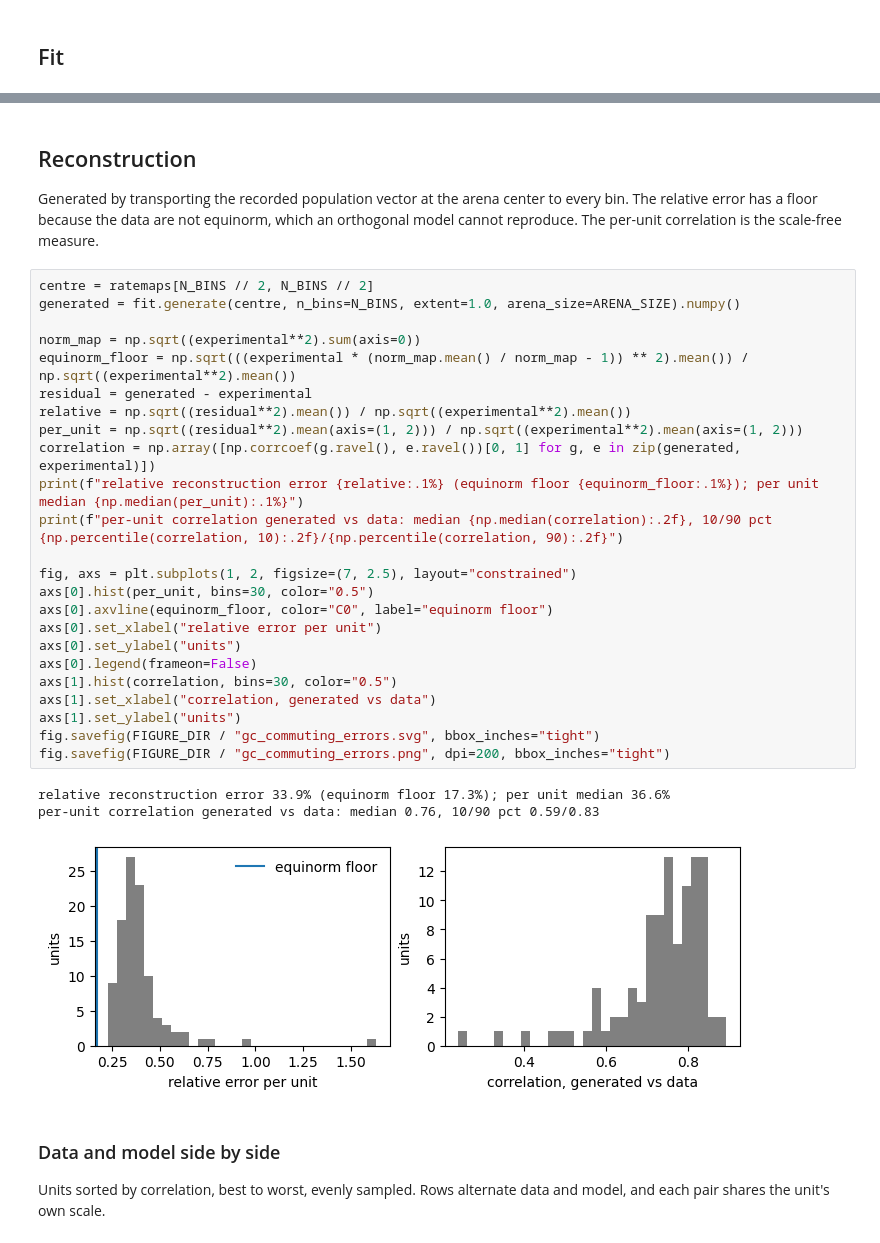
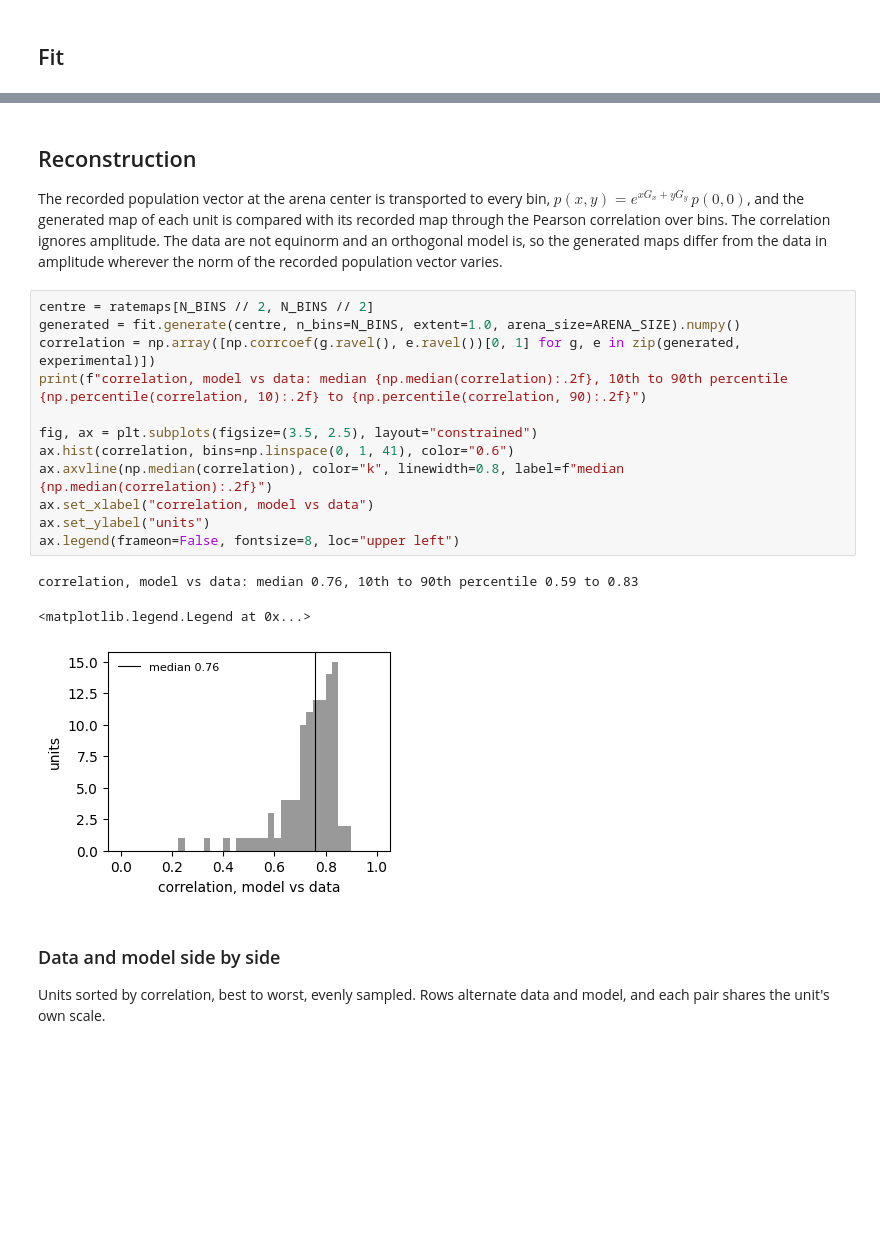
Before and after one commit to bioAI-Oslo/ExponentialRepresentations, a Jupyter notebook: notebooks/fit_grid_cells.ipynb, the cells around one changed output, grey strips where cells are left out. Saved outputs shown, nothing was run; the diff lists cells and outputs as text; blank space fills up the shorter version.

```diff
--- a/notebooks/fit_grid_cells.ipynb
+++ b/notebooks/fit_grid_cells.ipynb
@@ -83,37 +84,27 @@ loss 1.512e-04 -> 4.811e-05
 # %% [markdown]
 ## Reconstruction
 
-Generated by transporting the recorded population vector at the arena center to every bin.
-The relative error has a floor because the data are not equinorm, which an orthogonal model
-cannot reproduce. The per-unit correlation is the scale-free measure.
+The recorded population vector at the arena center is transported to every bin,
+$p(x, y) = e^{x G_x + y G_y}\,p(0, 0)$, and the generated map of each unit is compared with its
+recorded map through the Pearson correlation over bins. The correlation ignores amplitude. The
+data are not equinorm and an orthogonal model is, so the generated maps differ from the data in
+amplitude wherever the norm of the recorded population vector varies.
 # %%
 centre = ratemaps[N_BINS // 2, N_BINS // 2]
 generated = fit.generate(centre, n_bins=N_BINS, extent=1.0, arena_size=ARENA_SIZE).numpy()
+correlation = np.array([np.corrcoef(g.ravel(), e.ravel())[0, 1] for g, e in zip(generated, experimental)])
+print(f"correlation, model vs data: median {np.median(correlation):.2f}, 10th to 90th percentile {np.percentile(correlation, 10):.2f} to {np.percentile(correlation, 90):.2f}")
 
-norm_map = np.sqrt((experimental**2).sum(axis=0))
-equinorm_floor = np.sqrt(((experimental * (norm_map.mean() / norm_map - 1)) ** 2).mean()) / np.sqrt((experimental**2).mean())
-residual = generated - experimental
-relative = np.sqrt((residual**2).mean()) / np.sqrt((experimental**2).mean())
-per_unit = np.sqrt((residual**2).mean(axis=(1, 2))) / np.sqrt((experimental**2).mean(axis=(1, 2)))
-correlation = np.array([np.corrcoef(g.ravel(), e.ravel())[0, 1] for g, e in zip(generated, experimental)])
-print(f"relative reconstruction error {relative:.1%} (equinorm floor {equinorm_floor:.1%}); per unit median {np.median(per_unit):.1%}")
-print(f"per-unit correlation generated vs data: median {np.median(correlation):.2f}, 10/90 pct {np.percentile(correlation, 10):.2f}/{np.percentile(correlation, 90):.2f}")
-
-fig, axs = plt.subplots(1, 2, figsize=(7, 2.5), layout="constrained")
-axs[0].hist(per_unit, bins=30, color="0.5")
-axs[0].axvline(equinorm_floor, color="C0", label="equinorm floor")
-axs[0].set_xlabel("relative error per unit")
-axs[0].set_ylabel("units")
-axs[0].legend(frameon=False)
-axs[1].hist(correlation, bins=30, color="0.5")
-axs[1].set_xlabel("correlation, generated vs data")
-axs[1].set_ylabel("units")
-fig.savefig(FIGURE_DIR / "gc_commuting_errors.svg", bbox_inches="tight")
-fig.savefig(FIGURE_DIR / "gc_commuting_errors.png", dpi=200, bbox_inches="tight")
+fig, ax = plt.subplots(figsize=(3.5, 2.5), layout="constrained")
+ax.hist(correlation, bins=np.linspace(0, 1, 41), color="0.6")
+ax.axvline(np.median(correlation), color="k", linewidth=0.8, label=f"median {np.median(correlation):.2f}")
+ax.set_xlabel("correlation, model vs data")
+ax.set_ylabel("units")
+ax.legend(frameon=False, fontsize=8, loc="upper left")
 # %% [output]
-relative reconstruction error 33.9% (equinorm floor 17.3%); per unit median 36.6%
-per-unit correlation generated vs data: median 0.76, 10/90 pct 0.59/0.83
+correlation, model vs data: median 0.76, 10th to 90th percentile 0.59 to 0.83
+<matplotlib.legend.Legend at 0x...>
-[figure, old version]
+[figure, new version]
 # %% [markdown]
 ### Data and model side by side
 
```
Also changed, not shown: parts of 11 cells of this notebook, 4 other files.
